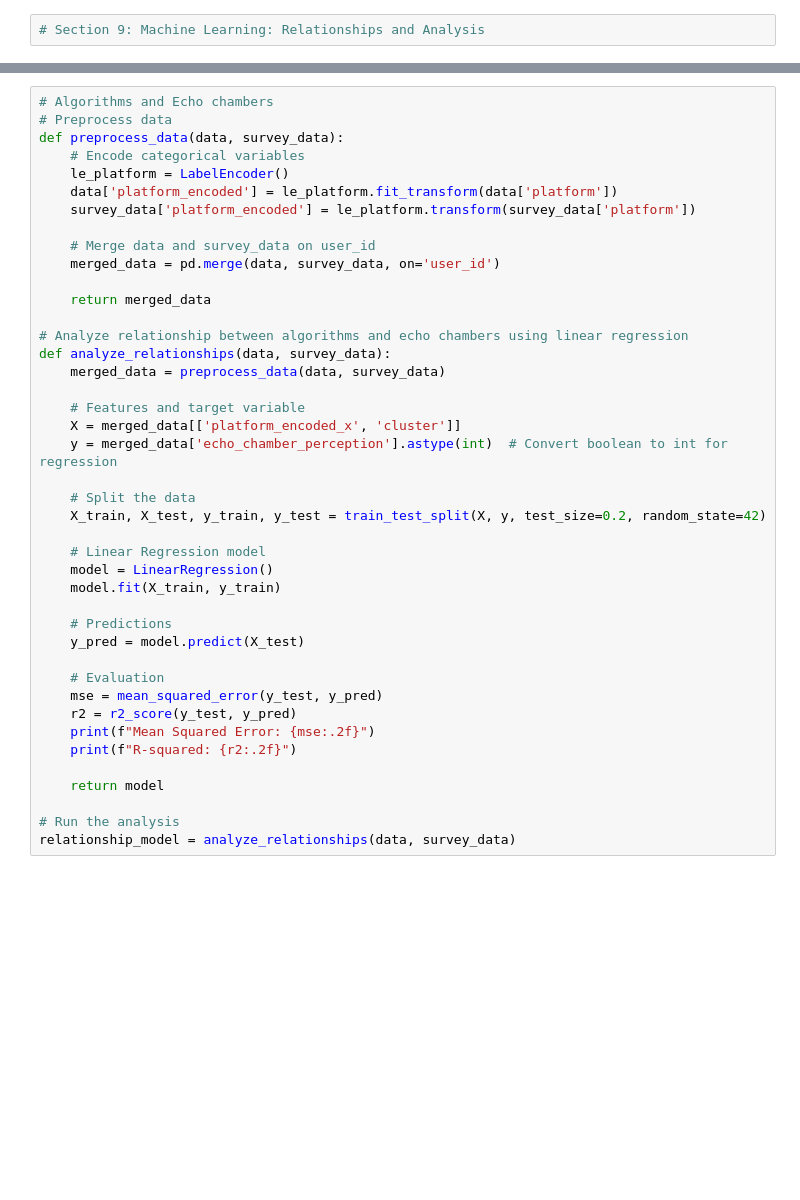
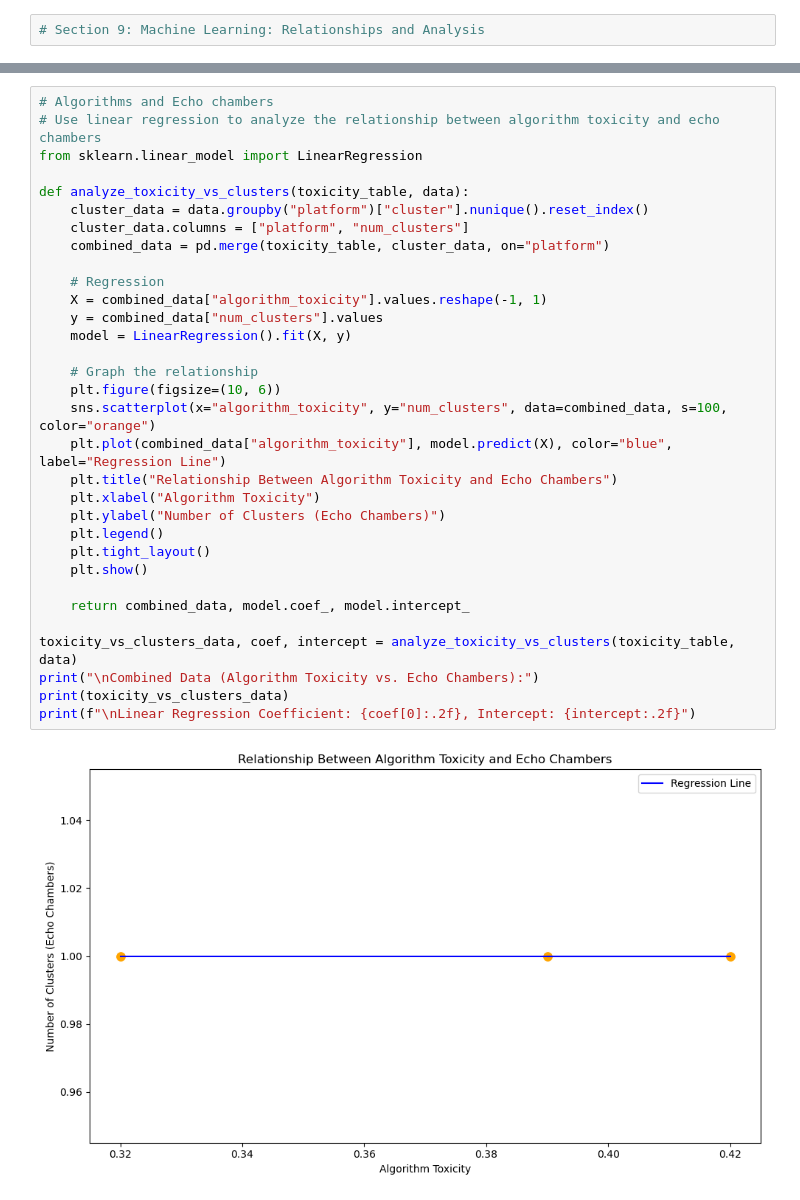
Before and after one commit to OracleBZ/Analysis-of-user-enviroments-of-social-media-apps, a Jupyter notebook: social_media_analysis.ipynb, the cells around one changed output, grey strips where cells are left out. Saved outputs shown, nothing was run; the diff lists cells and outputs as text; blank space fills up the shorter version.

```diff
--- a/social_media_analysis.ipynb
+++ b/social_media_analysis.ipynb
@@ -738,43 +745,34 @@ R-squared: -0.06
 # %%
 # Algorithms and Echo chambers
-# Preprocess data
-def preprocess_data(data, survey_data):
-    # Encode categorical variables
-    le_platform = LabelEncoder()
-    data['platform_encoded'] = le_platform.fit_transform(data['platform'])
-    survey_data['platform_encoded'] = le_platform.transform(survey_data['platform'])
+# Use linear regression to analyze the relationship between algorithm toxicity and echo chambers
+from sklearn.linear_model import LinearRegression
 
-    # Merge data and survey_data on user_id
-    merged_data = pd.merge(data, survey_data, on='user_id')
+def analyze_toxicity_vs_clusters(toxicity_table, data):
+    cluster_data = data.groupby("platform")["cluster"].nunique().reset_index()
+    cluster_data.columns = ["platform", "num_clusters"]
+    combined_data = pd.merge(toxicity_table, cluster_data, on="platform")
 
-    return merged_data
+    # Regression
+    X = combined_data["algorithm_toxicity"].values.reshape(-1, 1)
+    y = combined_data["num_clusters"].values
+    model = LinearRegression().fit(X, y)
 
-# Analyze relationship between algorithms and echo chambers using linear regression
-def analyze_relationships(data, survey_data):
-    merged_data = preprocess_data(data, survey_data)
+    # Graph the relationship
+    plt.figure(figsize=(10, 6))
+    sns.scatterplot(x="algorithm_toxicity", y="num_clusters", data=combined_data, s=100, color="orange")
+    plt.plot(combined_data["algorithm_toxicity"], model.predict(X), color="blue", label="Regression Line")
+    plt.title("Relationship Between Algorithm Toxicity and Echo Chambers")
+    plt.xlabel("Algorithm Toxicity")
+    plt.ylabel("Number of Clusters (Echo Chambers)")
+    plt.legend()
+    plt.tight_layout()
+    plt.show()
 
-    # Features and target variable
-    X = merged_data[['platform_encoded_x', 'cluster']]
-    y = merged_data['echo_chamber_perception'].astype(int)  # Convert boolean to int for regression
+    return combined_data, model.coef_, model.intercept_
 
-    # Split the data
-    X_train, X_test, y_train, y_test = train_test_split(X, y, test_size=0.2, random_state=42)
-
-    # Linear Regression model
-    model = LinearRegression()
-    model.fit(X_train, y_train)
-
-    # Predictions
-    y_pred = model.predict(X_test)
-
-    # Evaluation
-    mse = mean_squared_error(y_test, y_pred)
-    r2 = r2_score(y_test, y_pred)
-    print(f"Mean Squared Error: {mse:.2f}")
-    print(f"R-squared: {r2:.2f}")
-
-    return model
-
-# Run the analysis
-relationship_model = analyze_relationships(data, survey_data)
+toxicity_vs_clusters_data, coef, intercept = analyze_toxicity_vs_clusters(toxicity_table, data)
+print("\nCombined Data (Algorithm Toxicity vs. Echo Chambers):")
+print(toxicity_vs_clusters_data)
+print(f"\nLinear Regression Coefficient: {coef[0]:.2f}, Intercept: {intercept:.2f}")
 # %% [output]
+[figure, added]
```
Also changed, not shown: parts of 25 cells of this notebook.
